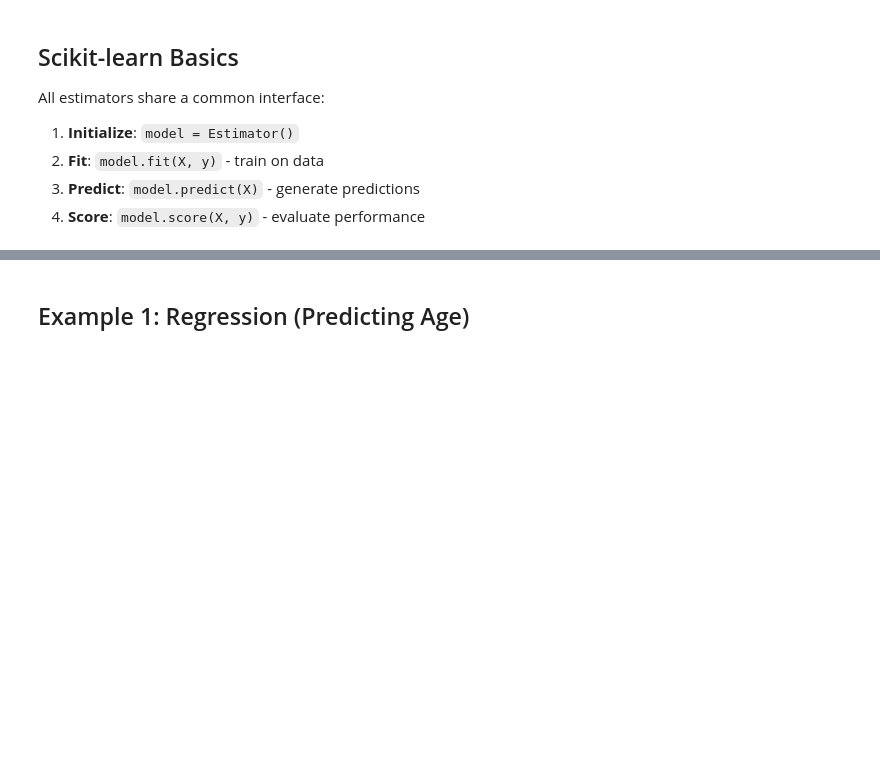
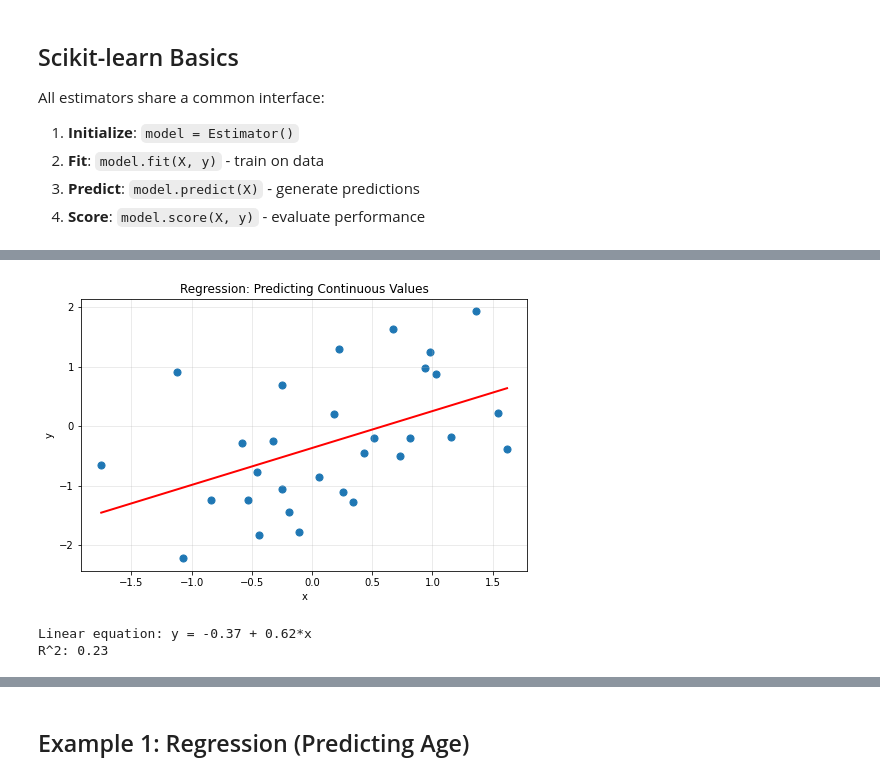
Before and after one commit to upishanker/cns-workshops, a Jupyter notebook: ML-AI-4-NeuroSci/01-introduction-core-concepts.ipynb, the cells around one changed output, grey strips where cells are left out. Cells and saved outputs as stored; diff of their text form; code cells hidden in the pictures; blank space fills up the shorter version.

```diff
--- a/ML-AI-4-NeuroSci/01-introduction-core-concepts.ipynb
+++ b/ML-AI-4-NeuroSci/01-introduction-core-concepts.ipynb
@@ -60,0 +75,28 @@ All estimators share a common interface:
+# %%
+# Simple regression example
+np.random.seed(100)
+x = np.random.normal(size=30)
+y_reg = x * 0.5 + np.random.normal(size=30)
+
+# Fit linear regression
+x_with_int = np.hstack((np.ones((len(x), 1)), x[:, None]))
+w = np.linalg.lstsq(x_with_int, y_reg, rcond=None)[0]
+
+plt.figure(figsize=(8, 5))
+plt.scatter(x, y_reg, s=50)
+plt.xlabel('x')
+plt.ylabel('y')
+plt.title('Regression: Predicting Continuous Values')
+
+# Plot best-fit line
+xx = np.linspace(x.min(), x.max(), 100)
+plt.plot(xx, w[0] + w[1] * xx, 'r-', linewidth=2)
+plt.grid(True, alpha=0.3)
+plt.show()
+
+print(f"Linear equation: y = {w[0]:.2f} + {w[1]:.2f}*x")
+print(f"R^2: {np.corrcoef(x, y_reg)[0, 1]**2:.2f}")
+# %% [output]
+[figure, added]
+Linear equation: y = -0.37 + 0.62*x
+R^2: 0.23
```
Also changed, not shown: parts of 21 cells of this notebook, 5 other files.
